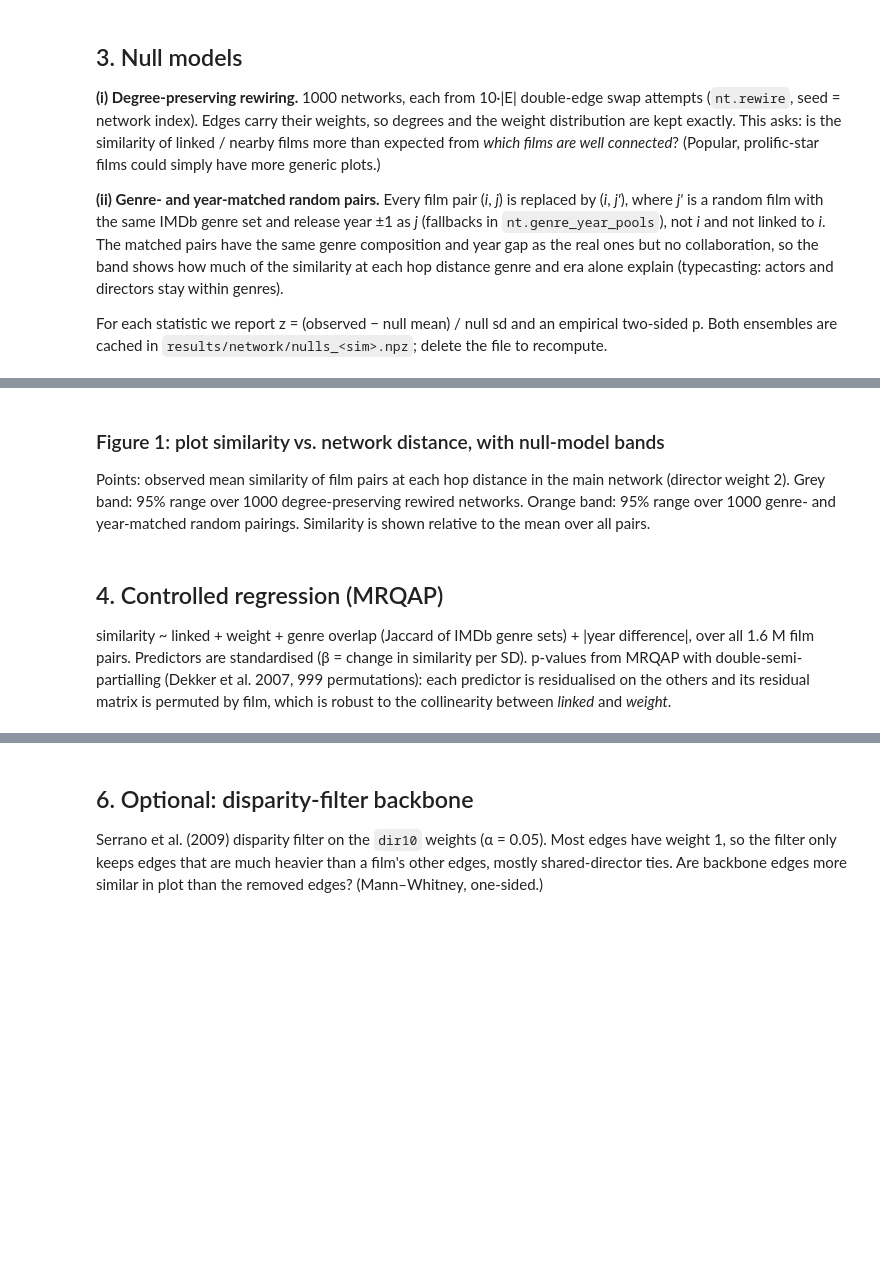
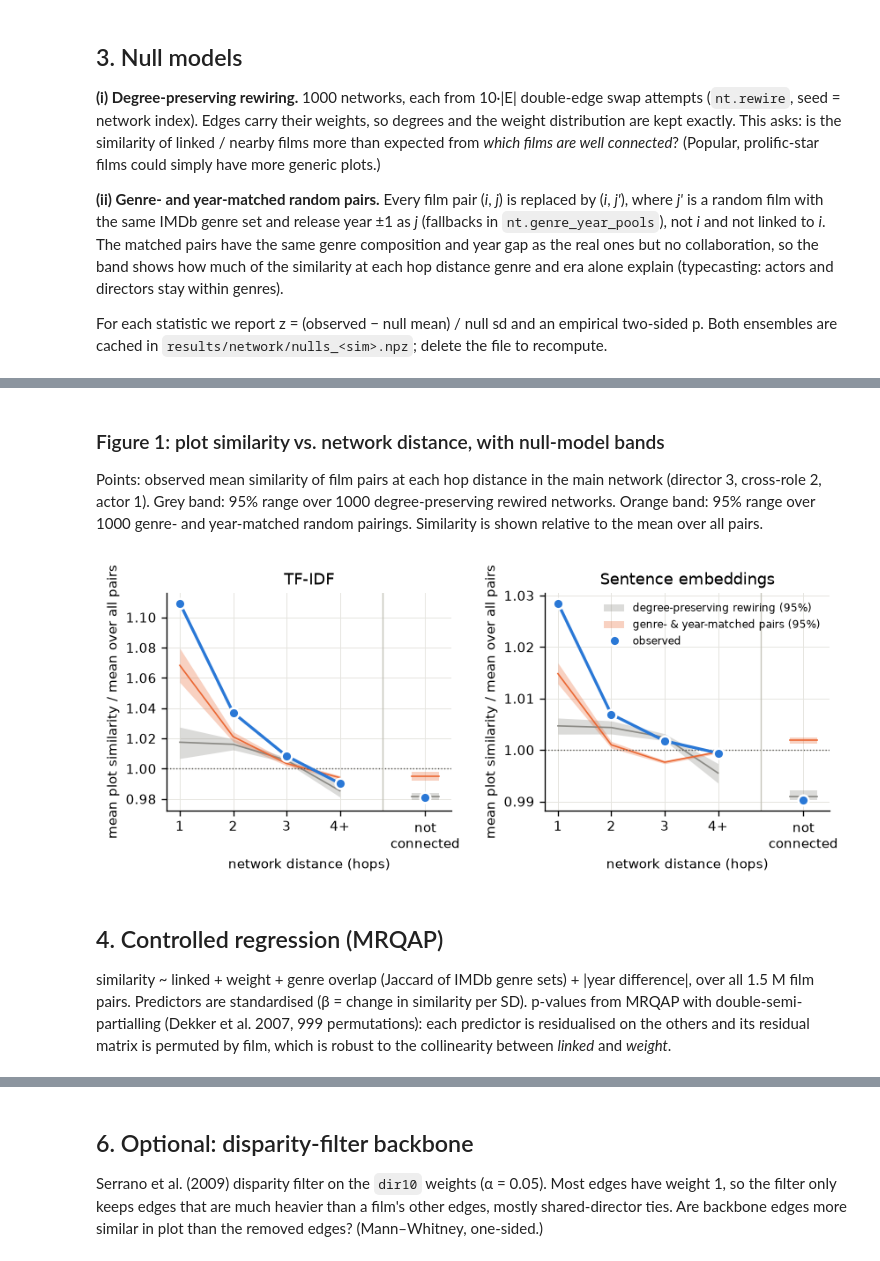
Before and after one commit to emretaspinar/SocialGraphs, a Jupyter notebook: notebooks/02_network_analysis.ipynb, the cells around one changed output, grey strips where cells are left out. Drawn from its saved outputs; the diff is of its cells as text; code cells hidden in the pictures; blank space fills up the shorter version.

```diff
--- a/notebooks/02_network_analysis.ipynb
+++ b/notebooks/02_network_analysis.ipynb
@@ -178,7 +227,6 @@ def observed_vector(S):
 # %%
 kinds = list(SIM)
-tag = "provisional" if PROVISIONAL else "final"
-cache = OUT / f"nulls_{'_'.join(kinds)}_{tag}_v2.npz"  # bump the version when the statistics change
+cache = OUT / f"nulls_{'_'.join(kinds)}_v3.npz"  # bump the version when the data or statistics change
 if cache.exists():
     z = np.load(cache)
     REW = {k: z[f"rew_{k}"] for k in kinds}; GY = {k: z[f"gy_{k}"] for k in kinds}
@@ -222,39 +291,41 @@ ztab
 # %% [markdown]
 ### Figure 1: plot similarity vs. network distance, with null-model bands
 
-Points: observed mean similarity of film pairs at each hop distance in the main network (director weight 2).
+Points: observed mean similarity of film pairs at each hop distance in the main network (director 3, cross-role 2, actor 1).
 Grey band: 95% range over 1000 degree-preserving rewired networks. Orange band: 95% range over 1000
 genre- and year-matched random pairings. Similarity is shown relative to the mean over all pairs.
 # %%
 x = np.array([0, 1, 2, 3, 4.6])   # gap before "not connected": it is not a distance step
 fig, axes = plt.subplots(1, len(kinds), figsize=(3.6 * len(kinds), 3.1), squeeze=False)
 for ax, k in zip(axes[0], kinds):
     base = SIM[k][iu].mean()
     for null, col, lab in [(REW[k][:, :5], C_REW, "degree-preserving rewiring"),
                            (GY[k][:, :5], C_GY, "genre- & year-matched pairs")]:
         lo, hi = np.nanpercentile(null, [2.5, 97.5], axis=0) / base
         mid = np.nanmean(null, 0) / base
         ax.fill_between(x[:4], lo[:4], hi[:4], color=col, alpha=0.3, lw=0, label=f"{lab} (95%)")
         ax.plot(x[:4], mid[:4], color=col, lw=1)
         xx = x[4] + np.array([-0.25, 0.25])
         ax.fill_between(xx, [lo[4]] * 2, [hi[4]] * 2, color=col, alpha=0.3, lw=0)
         ax.plot(xx, [mid[4]] * 2, color=col, lw=1)
     y = obs[k]["by_hop"] / base
     ax.plot(x[:4], y[:4], "-", color=C_OBS, zorder=5)
     ax.plot(x, y, "o", color=C_OBS, ms=7, label="observed", markeredgecolor="white",
             markeredgewidth=1.5, zorder=6)
     ax.axhline(1, color="#52514e", lw=0.8, ls=":")
     ax.axvline(3.8, color="#c3c2b7", lw=0.8)
     ax.set_xticks(x, ["1", "2", "3", "4+", "not\nconnected"])
-    title = {"tfidf": "TF-IDF", "embed": "Sentence embeddings"}[k] + (" (provisional)" if k == "tfidf" and PROVISIONAL else "")
+    title = NAME[k]
     ax.set(xlabel="network distance (hops)", ylabel="mean plot similarity / mean over all pairs", title=title)
-axes[0][0].legend(frameon=False, fontsize=7, loc="upper right")
+axes[0][-1].legend(frameon=False, fontsize=7, loc="upper right")
 fig.tight_layout(); fig.savefig(OUT / "fig1_similarity_vs_distance.pdf"); plt.show()
+# %% [output]
+[figure, added]
 # %% [markdown]
 ## 4. Controlled regression (MRQAP)
 
 similarity ~ linked + weight + genre overlap (Jaccard of IMDb genre sets) + |year difference|, over all
-1.6 M film pairs. Predictors are standardised (β = change in similarity per SD). p-values from MRQAP with
+1.5 M film pairs. Predictors are standardised (β = change in similarity per SD). p-values from MRQAP with
 double-semi-partialling (Dekker et al. 2007, 999 permutations): each predictor is residualised on the others
 and its residual matrix is permuted by film, which is robust to the collinearity between *linked* and *weight*.
 # %%
```
Also changed, not shown: parts of 17 cells of this notebook, 1 other file.
